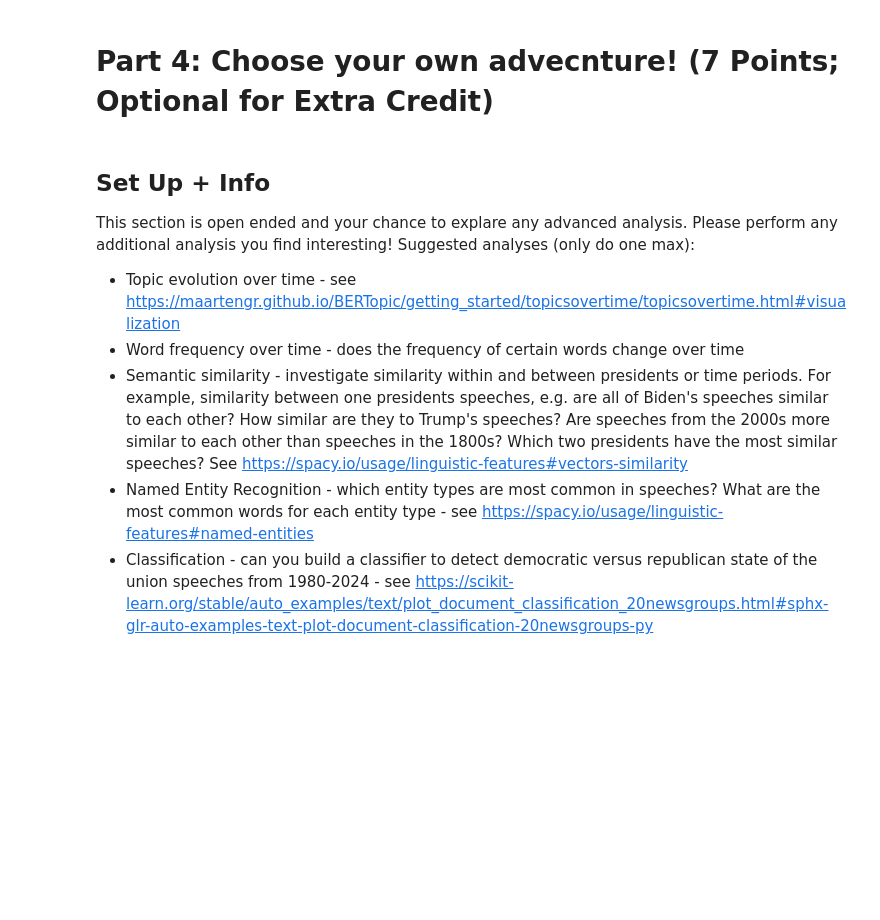
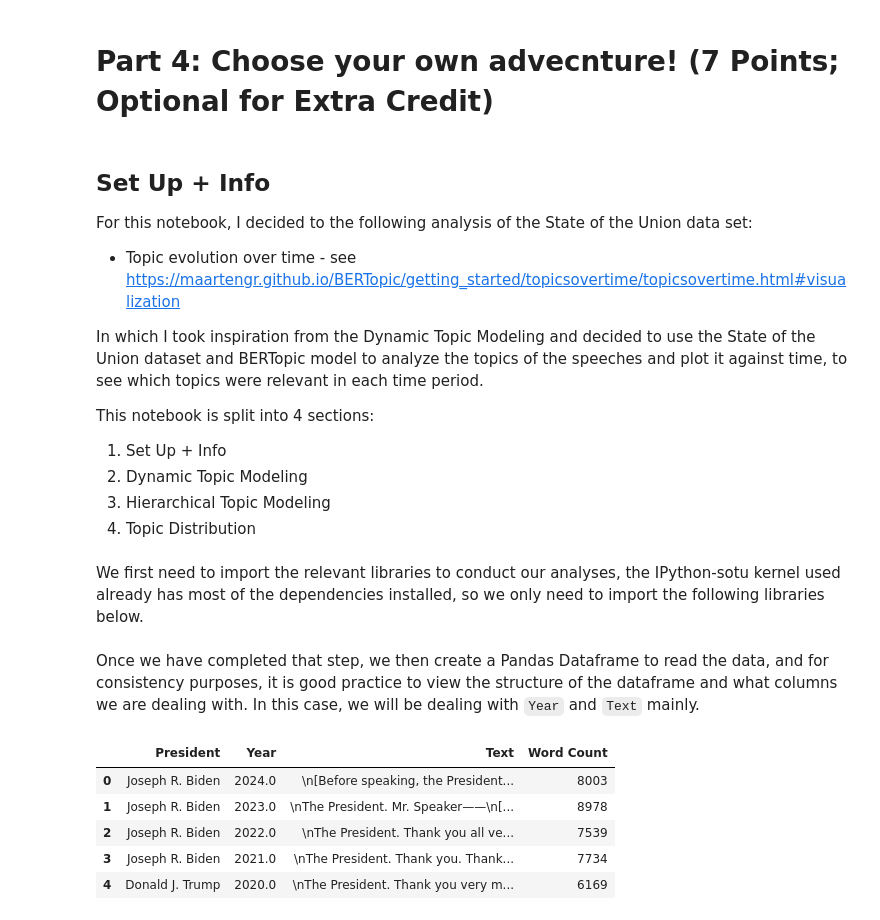
Before and after one commit to UCB-stat-159-f25/proj02-group03, a Jupyter notebook: nlp-P04.ipynb, the cells around one changed output. Saved outputs shown, nothing was run; the diff lists cells and outputs as text; code cells hidden in the pictures; blank space fills up the shorter version.

```diff
--- a/nlp-P04.ipynb
+++ b/nlp-P04.ipynb
@@ -3,13 +3,20 @@
 # %% [markdown]
 ## Set Up + Info
 
-This section is open ended and your chance to explare any advanced analysis. Please perform any additional analysis you find interesting! Suggested analyses (only do one max):
+For this notebook, I decided to the following analysis of the State of the Union data set:
 
 - Topic evolution over time - see https://maartengr.github.io/BERTopic/getting_started/topicsovertime/topicsovertime.html#visualization
-- Word frequency over time - does the frequency of certain words change over time
-- Semantic similarity - investigate similarity within and between presidents or time periods. For example, similarity between one presidents speeches, e.g. are all of Biden's speeches similar to each other? How similar are they to Trump's speeches? Are speeches from the 2000s more similar to each other than speeches in the 1800s? Which two presidents have the most similar speeches? See https://spacy.io/usage/linguistic-features#vectors-similarity
--  Named Entity Recognition - which entity types are most common in speeches? What are the most common words for each entity type - see https://spacy.io/usage/linguistic-features#named-entities
-- Classification - can you build a classifier to detect democratic versus republican state of the union speeches from 1980-2024 - see https://scikit-learn.org/stable/auto_examples/text/plot_document_classification_20newsgroups.html#sphx-glr-auto-examples-text-plot-document-classification-20newsgroups-py
+
+In which I took inspiration from the Dynamic Topic Modeling and decided to use the State of the Union dataset and BERTopic model to analyze the topics of the speeches and plot it against time, to see which topics were relevant in each time period.
+
+This notebook is split into 4 sections:
+
+1) Set Up + Info
+2) Dynamic Topic Modeling
+3) Hierarchical Topic Modeling
+4) Topic Distribution
+# %% [markdown]
+We first need to import the relevant libraries to conduct our analyses, the IPython-sotu kernel used already has most of the dependencies installed, so we only need to import the following libraries below.
 # %%
 # imports
 import pandas as pd
@@ -18,4 +26,14 @@ from sklearn.feature_extraction.text import CountVectorizer
 import tqdm
+# %% [markdown]
+Once we have completed that step, we then create a Pandas Dataframe to read the data, and for consistency purposes, it is good practice to view the structure of the dataframe and what columns we are dealing with. In this case, we will be dealing with ``Year`` and ``Text`` mainly.
 # %%
 sou = pd.read_csv("data/SOTU.csv")
 docs = sou['Text'].to_list()
+sou.head()
+# %% [output]
+|  | President | Year | Text | Word Count |
+| 0 | Joseph R. Biden | 2024.0 | \n[Before speaking, the President... | 8003 |
+| 1 | Joseph R. Biden | 2023.0 | \nThe President. Mr. Speaker——\n[... | 8978 |
+| 2 | Joseph R. Biden | 2022.0 | \nThe President. Thank you all ve... | 7539 |
+| 3 | Joseph R. Biden | 2021.0 | \nThe President. Thank you. Thank... | 7734 |
+| 4 | Donald J. Trump | 2020.0 | \nThe President. Thank you very m... | 6169 |
```
Also changed, not shown: parts of 7 cells of this notebook, 3 other files.
